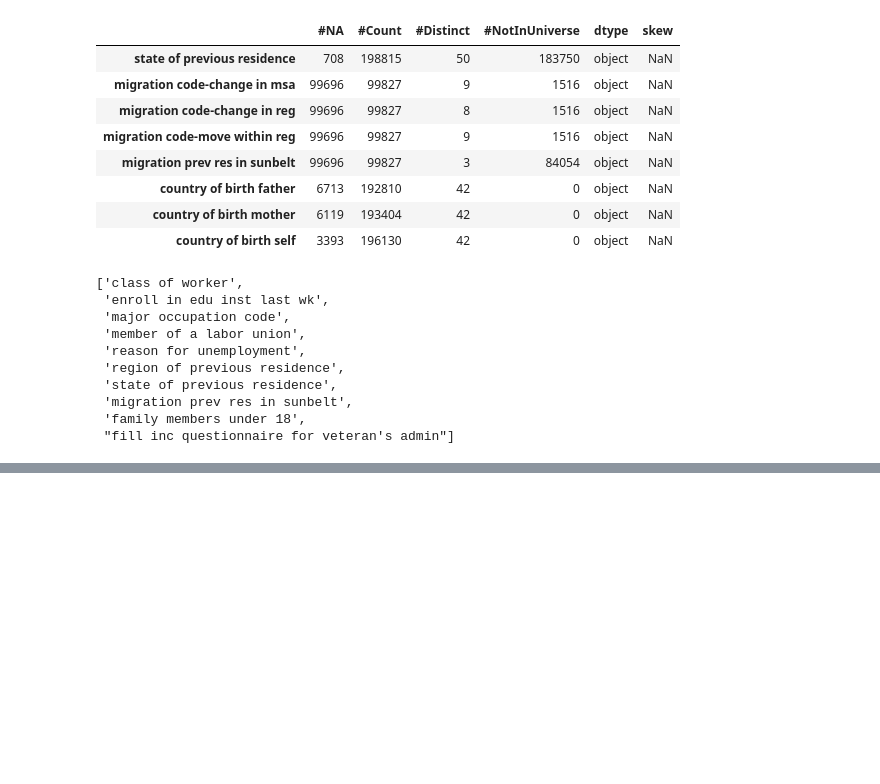
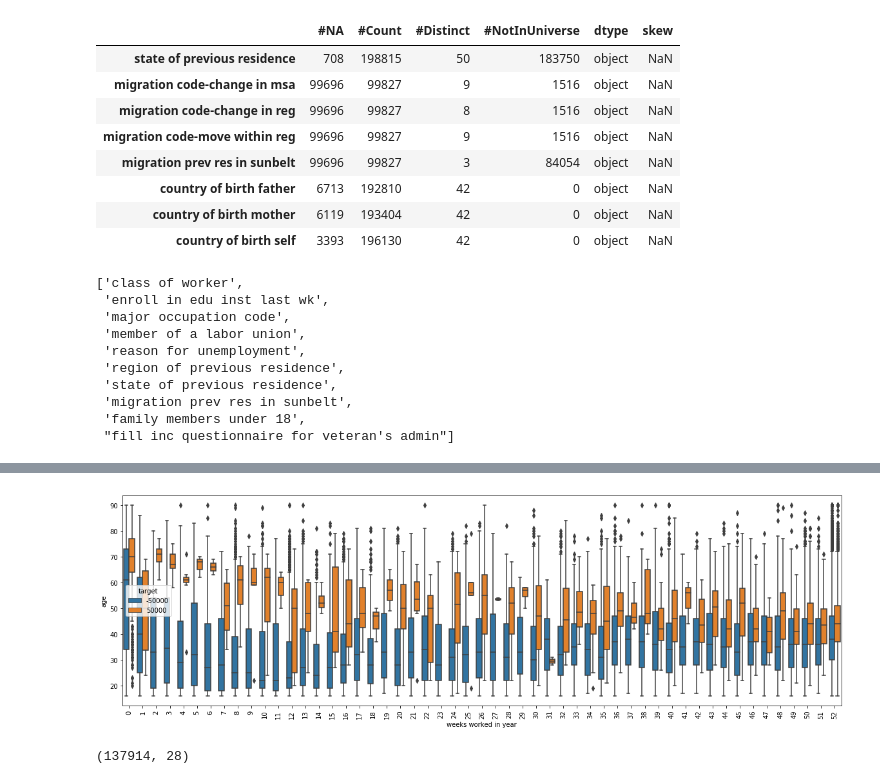
Before and after one commit to pogzyb/census, a Jupyter notebook: census_xgbfi.ipynb, the cells around one changed output, grey strips where cells are left out. Cells and saved outputs as stored; diff of their text form; code cells hidden in the pictures; blank space fills up the shorter version.

```diff
--- a/census_xgbfi.ipynb
+++ b/census_xgbfi.ipynb
@@ -418,0 +287,11 @@ Name: target, dtype: int64
+# %%
+# education
+plt.figure(figsize=(20,6));
+sns.boxplot(x='weeks worked in year', y='age', hue='target', data=train);
+plt.xticks(rotation='90');
+# %% [output]
+[figure, added]
+# %%
+train.loc[train['wage per hour'] == 0].shape
+# %% [output]
+(137914, 28)
```
Also changed, not shown: parts of 38 cells of this notebook.
